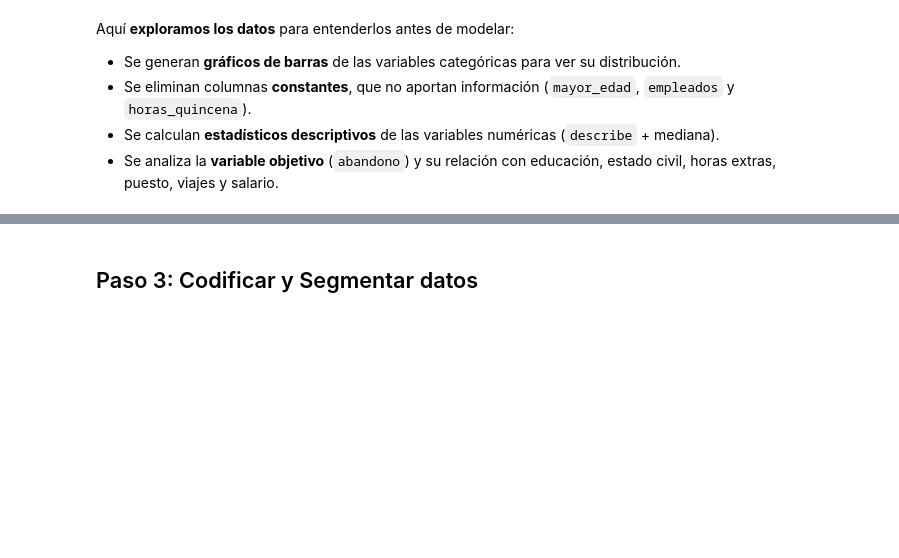
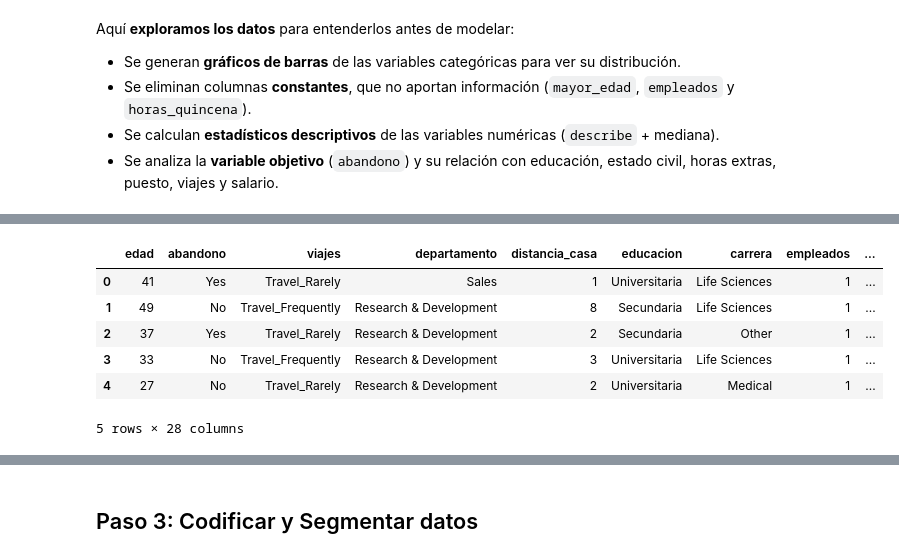
Before and after one commit to marlonleandro/curso-python-analisis, a Jupyter notebook: 16.Introduccion_al_Machine_Learning.ipynb, the cells around one changed output, grey strips where cells are left out. Saved outputs shown, nothing was run; the diff lists cells and outputs as text; code cells hidden in the pictures; blank space fills up the shorter version.

```diff
--- a/16.Introduccion_al_Machine_Learning.ipynb
+++ b/16.Introduccion_al_Machine_Learning.ipynb
@@ -65,3 +117,6 @@ data.head()
+# %%
+# Eliminamos las con valores nulos
+data = data.dropna()
 # %% [markdown]
 ## Paso 2: Análisis Exploratorio (EDA)
 # %% [markdown]
@@ -100,0 +168,3 @@ data.head()
+# %%
+# Eliminar los datos con el valor "#N/D" que aparecen en las columnas "educacion", "implicacion" y "satisfaccion_trabajo"
+data = data[(data["educacion"] != "#N/D") & (data["implicacion"] != "#N/D") & (data["satisfaccion_trabajo"] != "#N/D")]
@@ -101,3 +197,15 @@ data.head()
+# %%
+# Eliminamos la columna ID porque no es relevante para el modelo
+data = data.drop("id", axis=1)
+data.head()
+# %% [output]
+|  | edad | abandono | viajes | departamento | distancia_casa | educacion | carrera | empleados | ... |
+| 0 | 41 | Yes | Travel_Rarely | Sales | 1 | Universitaria | Life Sciences | 1 | ... |
+| 1 | 49 | No | Travel_Frequently | Research & Development | 8 | Secundaria | Life Sciences | 1 | ... |
+| 2 | 37 | Yes | Travel_Rarely | Research & Development | 2 | Secundaria | Other | 1 | ... |
+| 3 | 33 | No | Travel_Frequently | Research & Development | 3 | Universitaria | Life Sciences | 1 | ... |
+| 4 | 27 | No | Travel_Rarely | Research & Development | 2 | Universitaria | Medical | 1 | ... |
+5 rows × 28 columns
 # %%
 # Mostrar las estadisticas de los valores númericos
 def estadisticos_cont(num):
```
Also changed, not shown: parts of 25 cells of this notebook, 6 other files.
